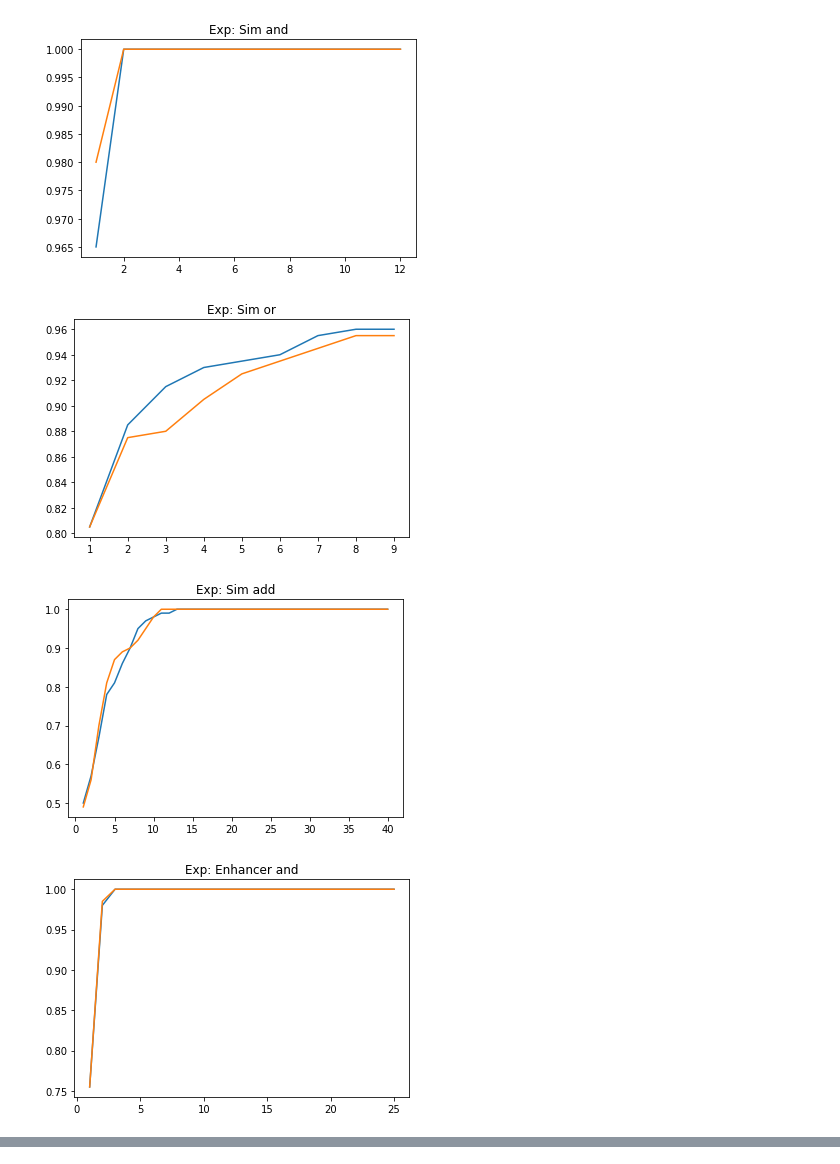
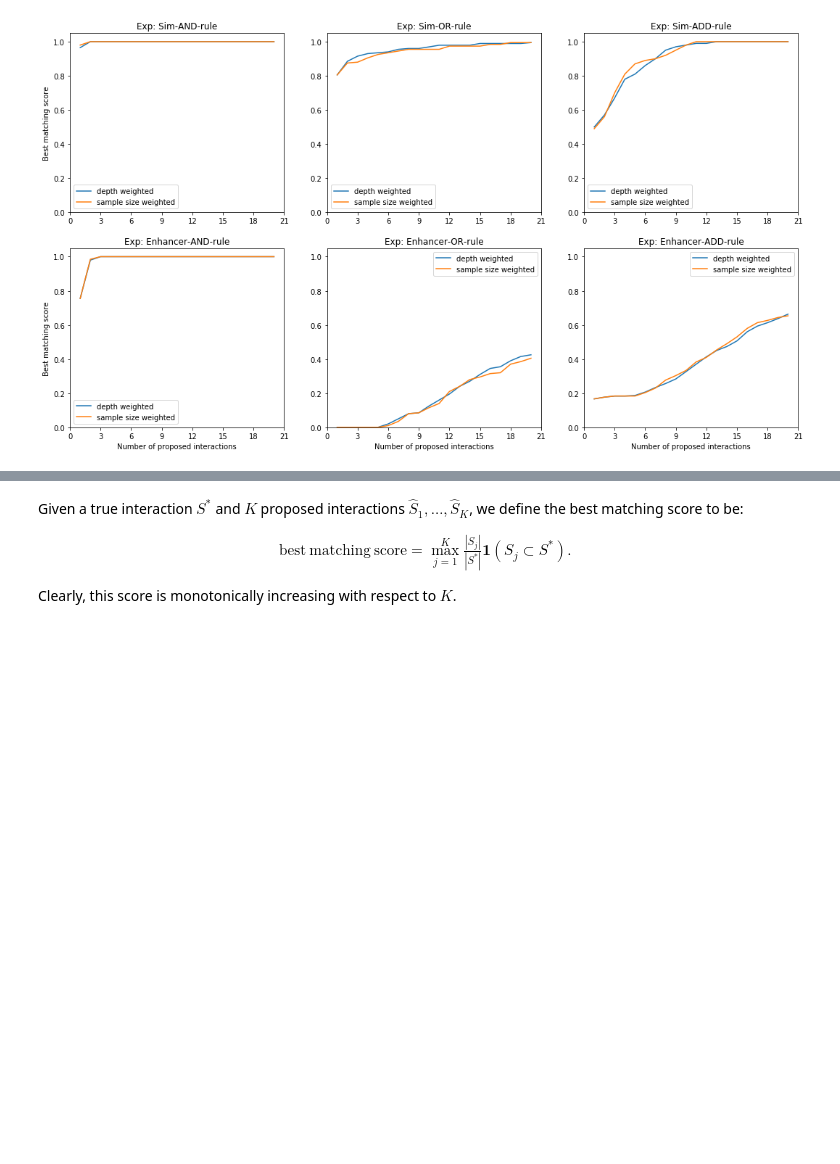
Before and after one commit to Yu-Group/interaction_selection, a Jupyter notebook: simulations/05_aggregate_sim_gaussian.ipynb, the cells around one changed output, grey strips where cells are left out. Drawn from its saved outputs; the diff is of its cells as text; code cells hidden in the pictures; blank space fills up the shorter version.

```diff
--- a/simulations/05_aggregate_sim_gaussian.ipynb
+++ b/simulations/05_aggregate_sim_gaussian.ipynb
@@ -18,24 +19,45 @@ for name in ["Sim", "Enhancer"]:
                 result = evaluate_model(y_pred, y_true)
                 final_results[(name, rule, ind, weight_scheme)] = result
 # %%
-for name in ["Sim", "Enhancer"]:
-    for rule in ["and", "or", "add"]:
-        plt.figure()
+fig, axes = plt.subplots(2,3, figsize=(18,10), sharey=False)
+for i, name in enumerate(["Sim", "Enhancer"]):
+    for j, rule in enumerate(["and", "or", "add"]):
+        ax = axes[i][j]
         min_length = np.min([len(v) for x, v in final_results.items() if x[0] == name and x[1] == rule])
         min_length = min(40, min_length)
-        plt.errorbar(
+        min_length = 20
+        scores = []
+        for x, v in final_results.items():
+            if x[0] == name and x[1] == rule and x[-1] == 'depth':
+                if len(v) < min_length:
+                    v = list(v) + [np.nan] * (min_length - len(v))
+                scores.append(v[:min_length])
+        scores = np.array(scores)
+        ax.errorbar(
             np.arange(1, min_length+1),
-            np.mean(np.array([list(v)[:min_length] for x, v in final_results.items() if x[0] == name and x[1] == rule and x[-1] == 'depth']), axis=0),
+            np.nanmean(scores, axis=0),
             #yerr = np.std(np.array([list(v)[:min_length] for x, v in final_results.items() if x[0] == name and x[1] == rule]), axis=0) / 50 ** .5,
         )
-        plt.errorbar(
+        scores = []
+        for x, v in final_results.items():
+            if x[0] == name and x[1] == rule and x[-1] == 'samplesize':
+                if len(v) < min_length:
+                    v = list(v) + [np.nan] * (min_length - len(v))
+                scores.append(v[:min_length])
+        scores = np.array(scores)
+        ax.errorbar(
             np.arange(1, min_length+1),
-            np.mean(np.array([list(v)[:min_length] for x, v in final_results.items() if x[0] == name and x[1] == rule and x[-1] == 'samplesize']), axis=0),
+            np.nanmean(scores, axis=0),
             #yerr = np.std(np.array([list(v)[:min_length] for x, v in final_results.items() if x[0] == name and x[1] == rule]), axis=0) / 50 ** .5,
         )
-        plt.title("Exp: " + name + " " + rule)
+        ax.set_ylim([0,1.05])
+        ax.set_xlim([0, 21])
+        ax.legend(['depth weighted', 'sample size weighted'])
+        ax.set_title("Exp: " + name + "-" + rule.upper() + "-rule")
+        ax.xaxis.set_major_locator(MaxNLocator(integer=True))
+        if (i == 0 and j == 0) or (i == 1 and j == 0):
+            ax.set_ylabel("Best matching score")
+        if (i == 1):
+            ax.set_xlabel("Number of proposed interactions")
 # %% [output]
-[figure, old version]
+[figure, new version]
-[figure, removed]
-[figure, removed]
-[figure, removed]
@@ -44,3 +64,10 @@ for name in ["Sim", "Enhancer"]:
+# %% [markdown]
+Given a true interaction $S^*$ and $K$ proposed interactions $\hat S_1, \ldots, \hat S_K$, we define the best matching score to be:
+
+\begin{align}
+\mathrm{best\ matching\ score} = \max_{j=1}^K \frac{|S_j|}{|S^*|} \mathbf{1}(S_j\subset S^*).
+\end{align}
+Clearly, this score is monotonically increasing with respect to $K$.
 # %%
 ## save the result
 import pickle
```
Also changed, not shown: parts of 2 cells of this notebook.
